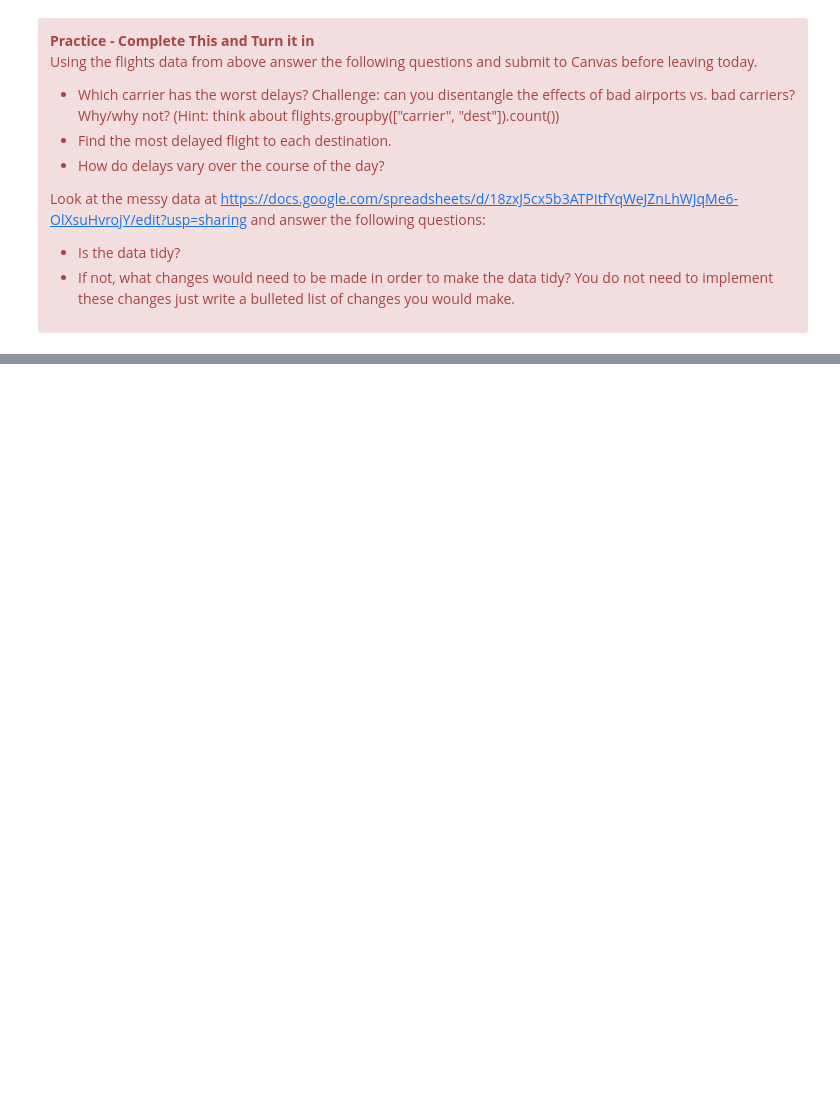
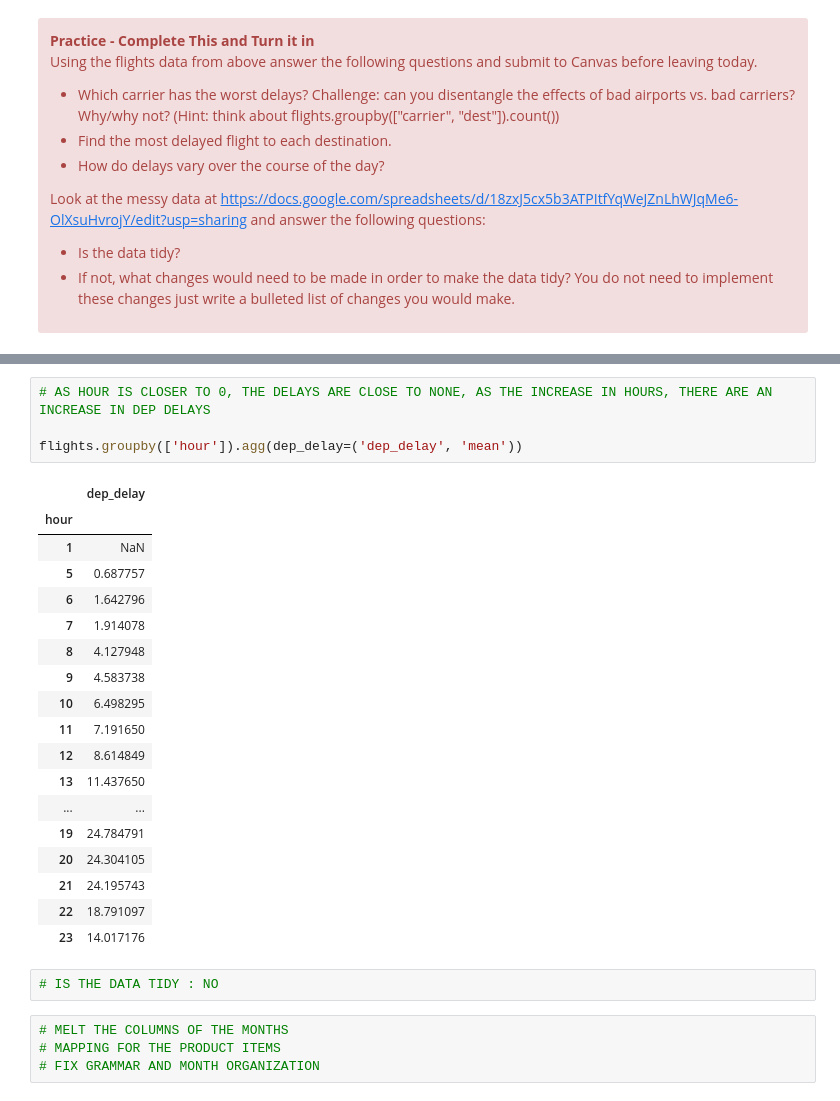
Before and after one commit to jivanb7/edaprojects, a Jupyter notebook: notes/notebook_3_tidy_data_and_other_manipulations.ipynb, the cells around one changed output, grey strips where cells are left out. Drawn from its saved outputs; the diff is of its cells as text; blank space fills up the shorter version.

```diff
--- a/notes/notebook_3_tidy_data_and_other_manipulations.ipynb
+++ b/notes/notebook_3_tidy_data_and_other_manipulations.ipynb
@@ -228,0 +513,29 @@ Look at the messy data at <href> https://docs.google.com/spreadsheets/d/18zxJ5cx
+# %%
+# AS HOUR IS CLOSER TO 0, THE DELAYS ARE CLOSE TO NONE, AS THE INCREASE IN HOURS, THERE ARE AN INCREASE IN DEP DELAYS
+
+flights.groupby(['hour']).agg(dep_delay=('dep_delay', 'mean'))
+# %% [output]
+|  | dep_delay |
+| hour |  |
+| 1 | NaN |
+| 5 | 0.687757 |
+| 6 | 1.642796 |
+| 7 | 1.914078 |
+| 8 | 4.127948 |
+| 9 | 4.583738 |
+| 10 | 6.498295 |
+| 11 | 7.191650 |
+| 12 | 8.614849 |
+| 13 | 11.437650 |
+| ... | ... |
+| 19 | 24.784791 |
+| 20 | 24.304105 |
+| 21 | 24.195743 |
+| 22 | 18.791097 |
+| 23 | 14.017176 |
+# %%
+# IS THE DATA TIDY : NO
+# %%
+# MELT THE COLUMNS OF THE MONTHS
+# MAPPING FOR THE PRODUCT ITEMS
+# FIX GRAMMAR AND MONTH ORGANIZATION
```
Also changed, not shown: parts of 26 cells of this notebook, 3 other files.
